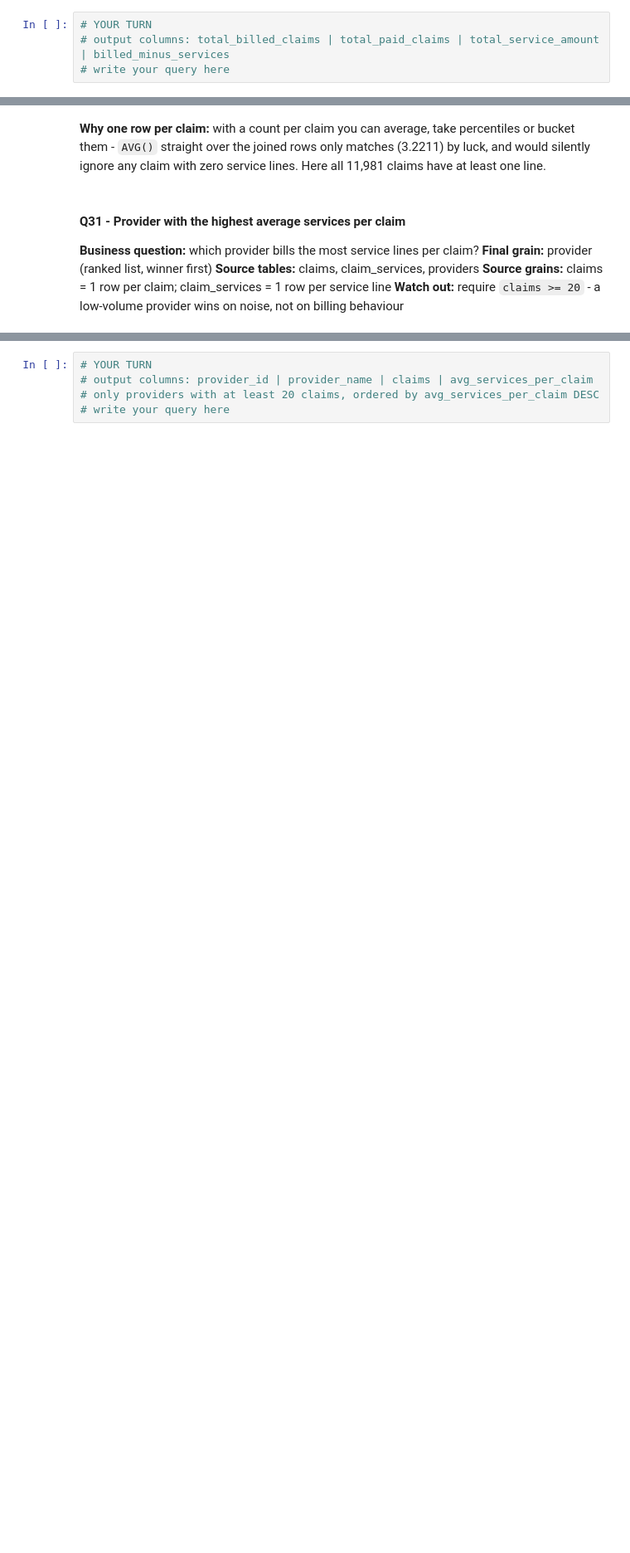
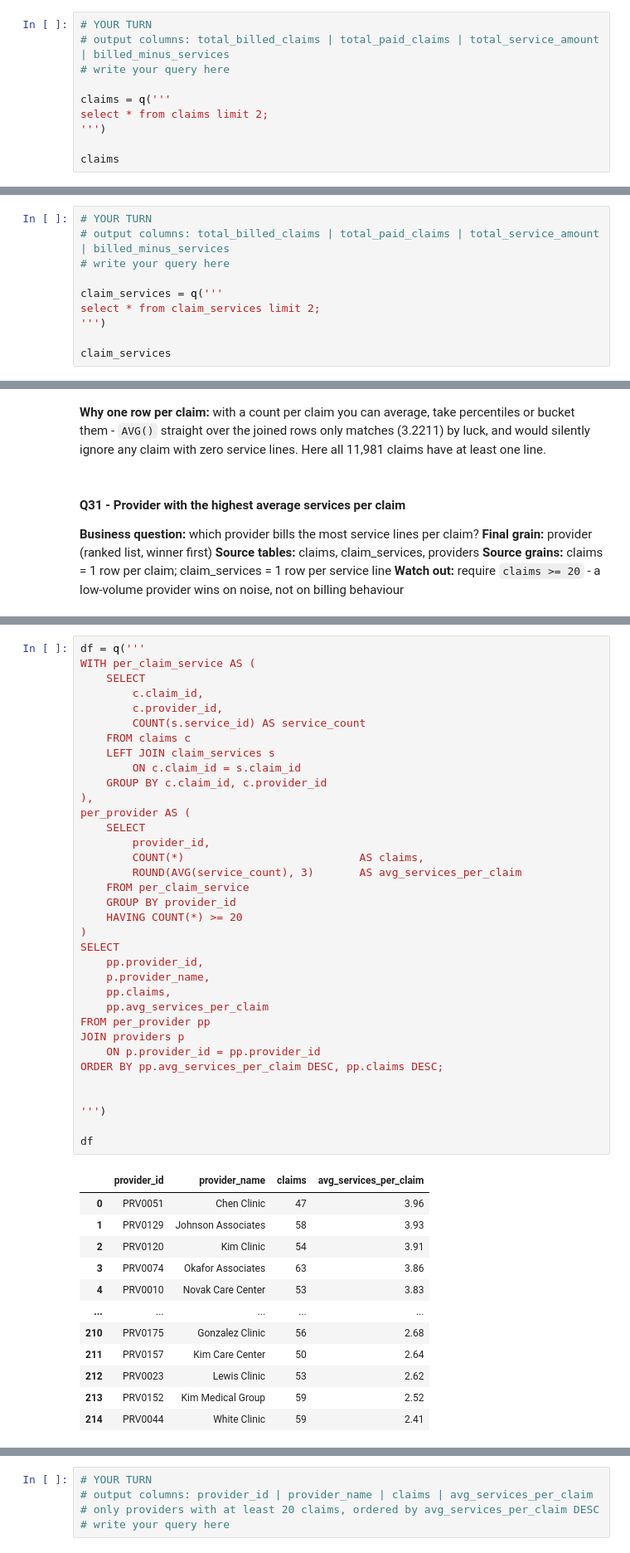
Before and after one commit to irajput215/databricks-wanderbricks, a Jupyter notebook: de-interview-prep/notebooks/03_sql_grain_traps.ipynb, the cells around one changed output, grey strips where cells are left out. Shown at 83% size. Cells and saved outputs as stored; diff of their text form; blank space fills up the shorter version.

```diff
--- a/de-interview-prep/notebooks/03_sql_grain_traps.ipynb
+++ b/de-interview-prep/notebooks/03_sql_grain_traps.ipynb
@@ -30,3 +30,9 @@ interviewer hopes you will catch. Read the two `**Source grains:**` lines before
 # YOUR TURN
 # output columns: total_billed_claims | total_paid_claims | total_service_amount | billed_minus_services
 # write your query here
+
+claims = q('''
+select * from claims limit 2;
+''')
+
+claims
@@ -32,0 +43,10 @@ interviewer hopes you will catch. Read the two `**Source grains:**` lines before
+# %%
+# YOUR TURN
+# output columns: total_billed_claims | total_paid_claims | total_service_amount | billed_minus_services
+# write your query here
+
+claim_services = q('''
+select * from claim_services limit 2;
+''')
+
+claim_services
@@ -234,0 +317,48 @@ ignore any claim with zero service lines. Here all 11,981 claims have at least o
+# %%
+df = q('''
+WITH per_claim_service AS (
+    SELECT
+        c.claim_id,
+        c.provider_id,
+        COUNT(s.service_id) AS service_count
+    FROM claims c
+    LEFT JOIN claim_services s
+        ON c.claim_id = s.claim_id
+    GROUP BY c.claim_id, c.provider_id
+),
+per_provider AS (
+    SELECT
+        provider_id,
+        COUNT(*)                           AS claims,
+        ROUND(AVG(service_count), 3)       AS avg_services_per_claim
+    FROM per_claim_service
+    GROUP BY provider_id
+    HAVING COUNT(*) >= 20
+)
+SELECT
+    pp.provider_id,
+    p.provider_name,
+    pp.claims,
+    pp.avg_services_per_claim
+FROM per_provider pp
+JOIN providers p
+    ON p.provider_id = pp.provider_id
+ORDER BY pp.avg_services_per_claim DESC, pp.claims DESC;
+
+
+''')
+
+df
+# %% [output]
+|  | provider_id | provider_name | claims | avg_services_per_claim |
+| 0 | PRV0051 | Chen Clinic | 47 | 3.96 |
+| 1 | PRV0129 | Johnson Associates | 58 | 3.93 |
+| 2 | PRV0120 | Kim Clinic | 54 | 3.91 |
+| 3 | PRV0074 | Okafor Associates | 63 | 3.86 |
+| 4 | PRV0010 | Novak Care Center | 53 | 3.83 |
+| ... | ... | ... | ... | ... |
+| 210 | PRV0175 | Gonzalez Clinic | 56 | 2.68 |
+| 211 | PRV0157 | Kim Care Center | 50 | 2.64 |
+| 212 | PRV0023 | Lewis Clinic | 53 | 2.62 |
+| 213 | PRV0152 | Kim Medical Group | 59 | 2.52 |
+| 214 | PRV0044 | White Clinic | 59 | 2.41 |
```
Also changed, not shown: parts of 12 cells of this notebook, 18 other files.
